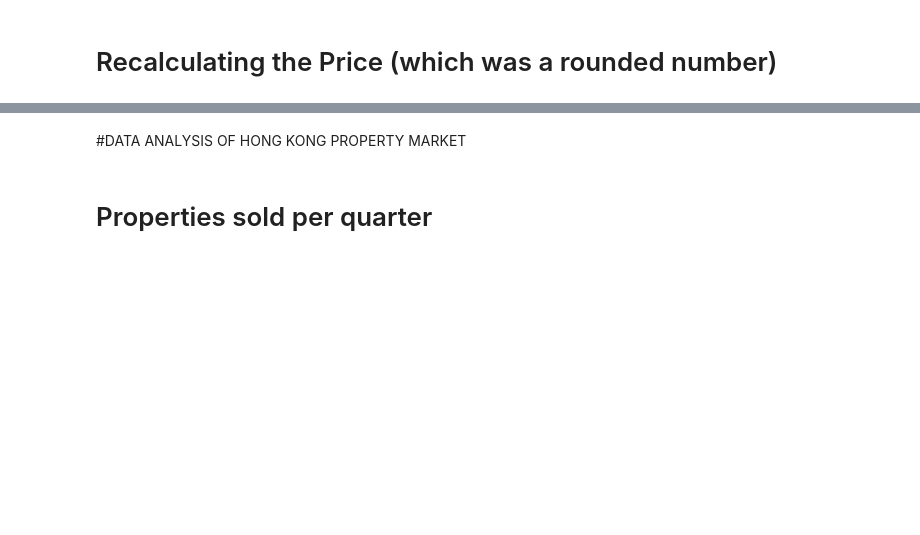
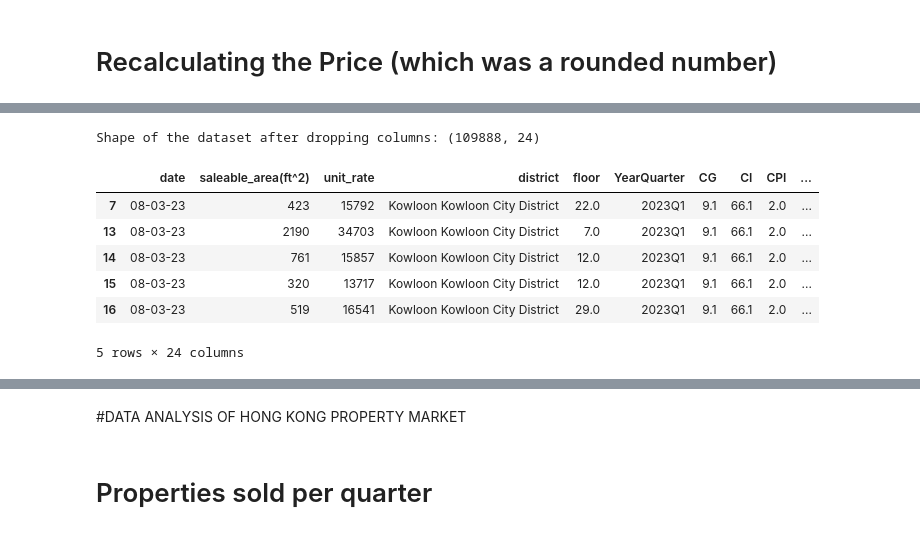
Before and after one commit to TimH2024/MSC-M5-Project, a Jupyter notebook: M5ver2.ipynb, the cells around one changed output, grey strips where cells are left out. Drawn from its saved outputs; the diff is of its cells as text; code cells hidden in the pictures; blank space fills up the shorter version.

```diff
--- a/M5ver2.ipynb
+++ b/M5ver2.ipynb
@@ -648,3 +638,22 @@ merged_dataset.head()
+# %%
+# Dropping columns with null values and unncessary columns
+columns_to_drop = ['Tower', 'Flat', 'Phase', 'Block', 'Unnamed: 0', 'address', 'changes']
+merged_dataset = merged_dataset.drop(columns=columns_to_drop)
+
+# Verify the columns have been dropped by checking the shape
+print("Shape of the dataset after dropping columns:", merged_dataset.shape)
+
+# Optionally, display the first few rows to confirm the columns are removed
+merged_dataset.head()
+# %% [output]
+Shape of the dataset after dropping columns: (109888, 24)
+|  | date | saleable_area(ft^2) | unit_rate | district | floor | YearQuarter | CG | CI | CPI | ... |
+| 7 | 08-03-23 | 423 | 15792 | Kowloon Kowloon City District | 22.0 | 2023Q1 | 9.1 | 66.1 | 2.0 | ... |
+| 13 | 08-03-23 | 2190 | 34703 | Kowloon Kowloon City District | 7.0 | 2023Q1 | 9.1 | 66.1 | 2.0 | ... |
+| 14 | 08-03-23 | 761 | 15857 | Kowloon Kowloon City District | 12.0 | 2023Q1 | 9.1 | 66.1 | 2.0 | ... |
+| 15 | 08-03-23 | 320 | 13717 | Kowloon Kowloon City District | 12.0 | 2023Q1 | 9.1 | 66.1 | 2.0 | ... |
+| 16 | 08-03-23 | 519 | 16541 | Kowloon Kowloon City District | 29.0 | 2023Q1 | 9.1 | 66.1 | 2.0 | ... |
+5 rows × 24 columns
 # %%
 merged_dataset.info()
 # %% [output]
```
Also changed, not shown: parts of 60 cells of this notebook.
